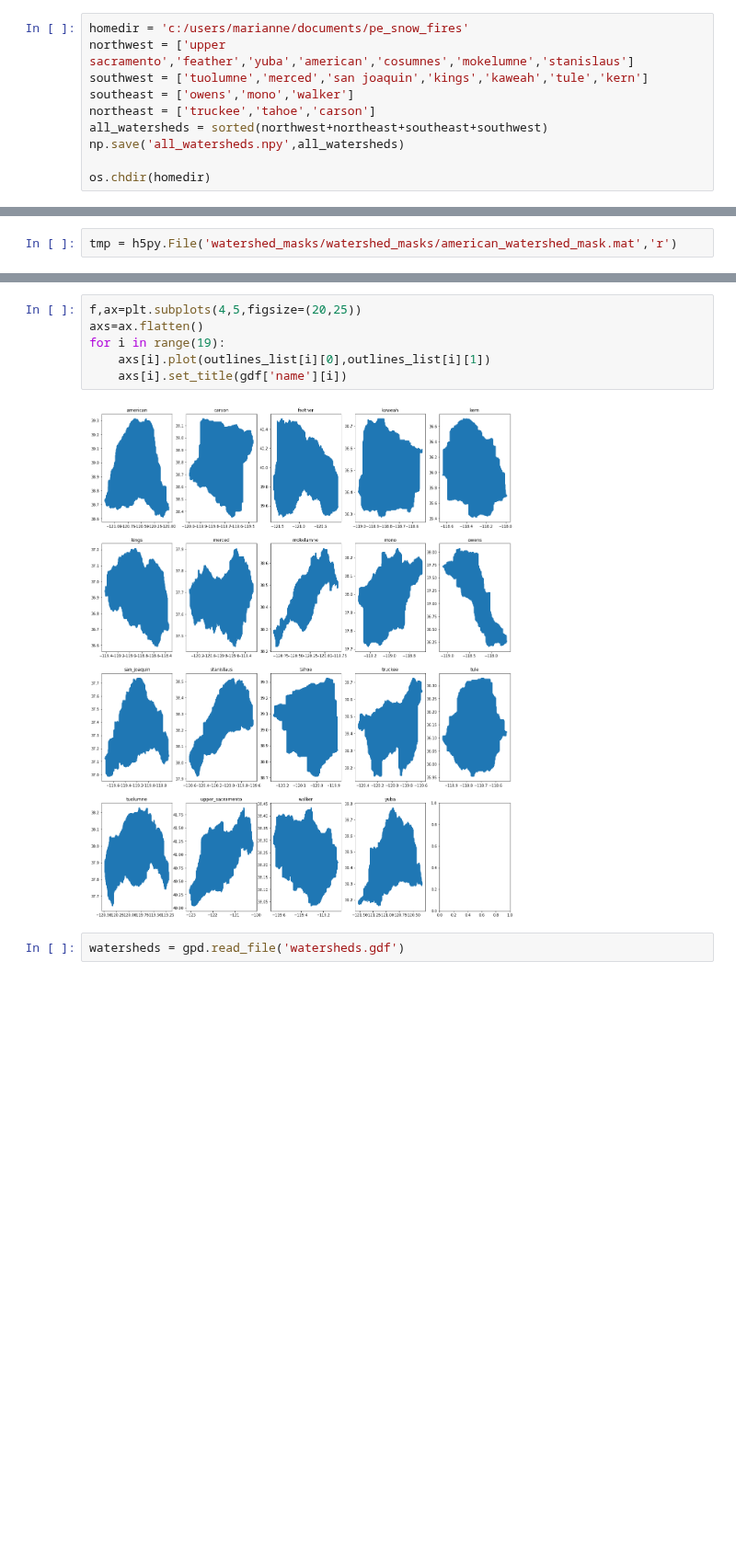
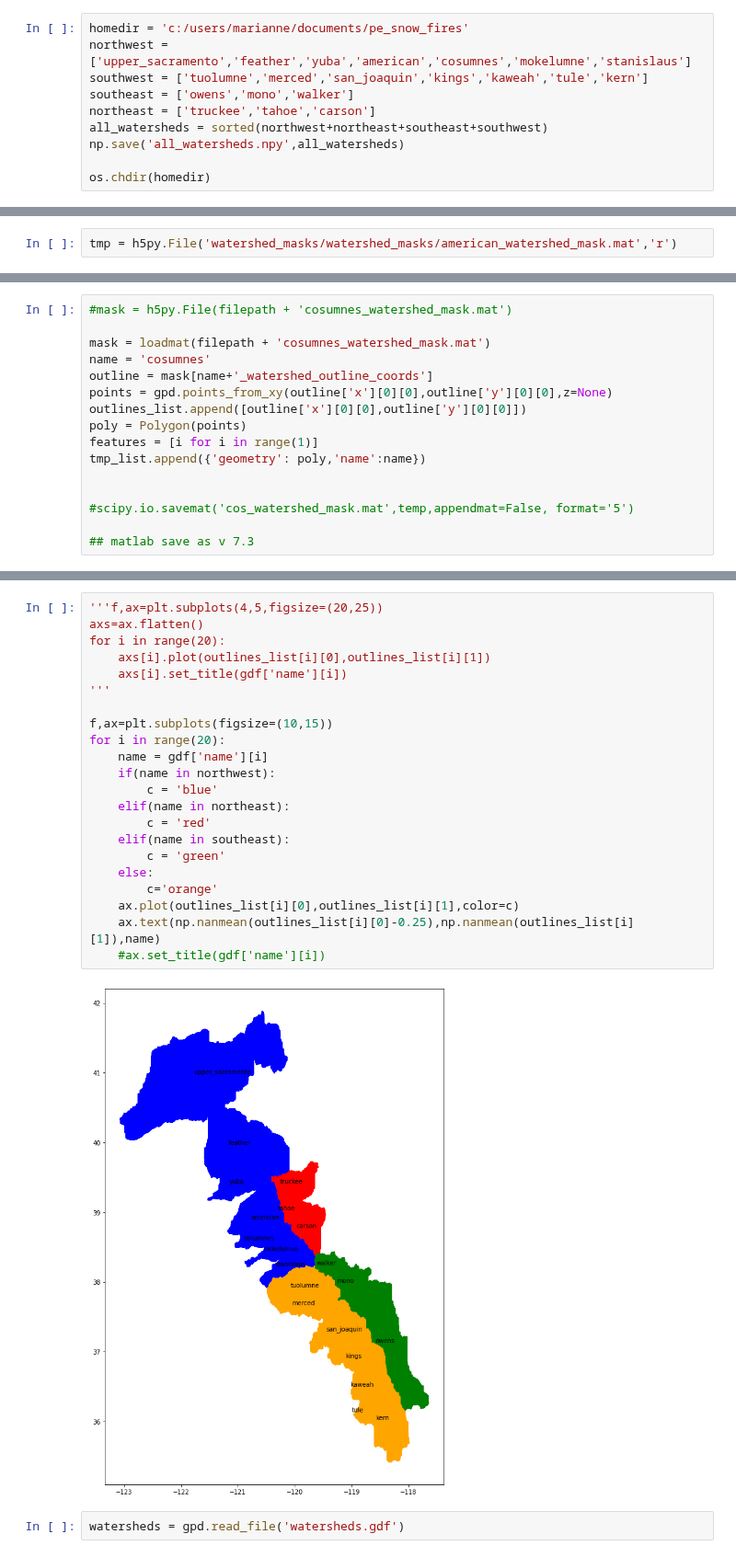
Before and after one commit to mariannecowherd/pe_snow_fires, a Jupyter notebook: scripts/watershed_masks.ipynb, the cells around one changed output, grey strips where cells are left out. Shown at 92% size. Drawn from its saved outputs; the diff is of its cells as text; blank space fills up the shorter version.

```diff
--- a/scripts/watershed_masks.ipynb
+++ b/scripts/watershed_masks.ipynb
@@ -23,8 +24,8 @@ warnings.filterwarnings('ignore')
 os.chdir('/users/marianne/documents/pe_snow_fires/')
 # %%
 homedir = 'c:/users/marianne/documents/pe_snow_fires'
-northwest = ['upper sacramento','feather','yuba','american','cosumnes','mokelumne','stanislaus']
-southwest = ['tuolumne','merced','san joaquin','kings','kaweah','tule','kern']
+northwest = ['upper_sacramento','feather','yuba','american','cosumnes','mokelumne','stanislaus']
+southwest = ['tuolumne','merced','san_joaquin','kings','kaweah','tule','kern']
 southeast = ['owens','mono','walker']
 northeast = ['truckee','tahoe','carson']
 all_watersheds = sorted(northwest+northeast+southeast+southwest)
@@ -70,3 +77,19 @@ OSError: Unable to open file (file signature not found)
+# %%
+#mask = h5py.File(filepath + 'cosumnes_watershed_mask.mat')
+
+mask = loadmat(filepath + 'cosumnes_watershed_mask.mat')
+name = 'cosumnes'
+outline = mask[name+'_watershed_outline_coords']
+points = gpd.points_from_xy(outline['x'][0][0],outline['y'][0][0],z=None)
+outlines_list.append([outline['x'][0][0],outline['y'][0][0]])
+poly = Polygon(points)
+features = [i for i in range(1)]
+tmp_list.append({'geometry': poly,'name':name})
+
+
+#scipy.io.savemat('cos_watershed_mask.mat',temp,appendmat=False, format='5')
+
+## matlab save as v 7.3
 # %%
 gdf
 # %% [output]
@@ -90,11 +113,27 @@ gdf
 # %%
-f,ax=plt.subplots(4,5,figsize=(20,25))
+'''f,ax=plt.subplots(4,5,figsize=(20,25))
 axs=ax.flatten()
-for i in range(19):
+for i in range(20):
     axs[i].plot(outlines_list[i][0],outlines_list[i][1])
     axs[i].set_title(gdf['name'][i])
+'''
+
+f,ax=plt.subplots(figsize=(10,15))
+for i in range(20):
+    name = gdf['name'][i]
+    if(name in northwest):
+        c = 'blue'
+    elif(name in northeast):
+        c = 'red'
+    elif(name in southeast):
+        c = 'green'
+    else:
+        c='orange'
+    ax.plot(outlines_list[i][0],outlines_list[i][1],color=c)
+    ax.text(np.nanmean(outlines_list[i][0]-0.25),np.nanmean(outlines_list[i][1]),name)
+    #ax.set_title(gdf['name'][i])
 # %% [output]
-[figure, old version]
+[figure, new version]
 # %%
 watersheds = gpd.read_file('watersheds.gdf')
 # %%
```
Also changed, not shown: parts of 4 cells of this notebook, 5 other files.
